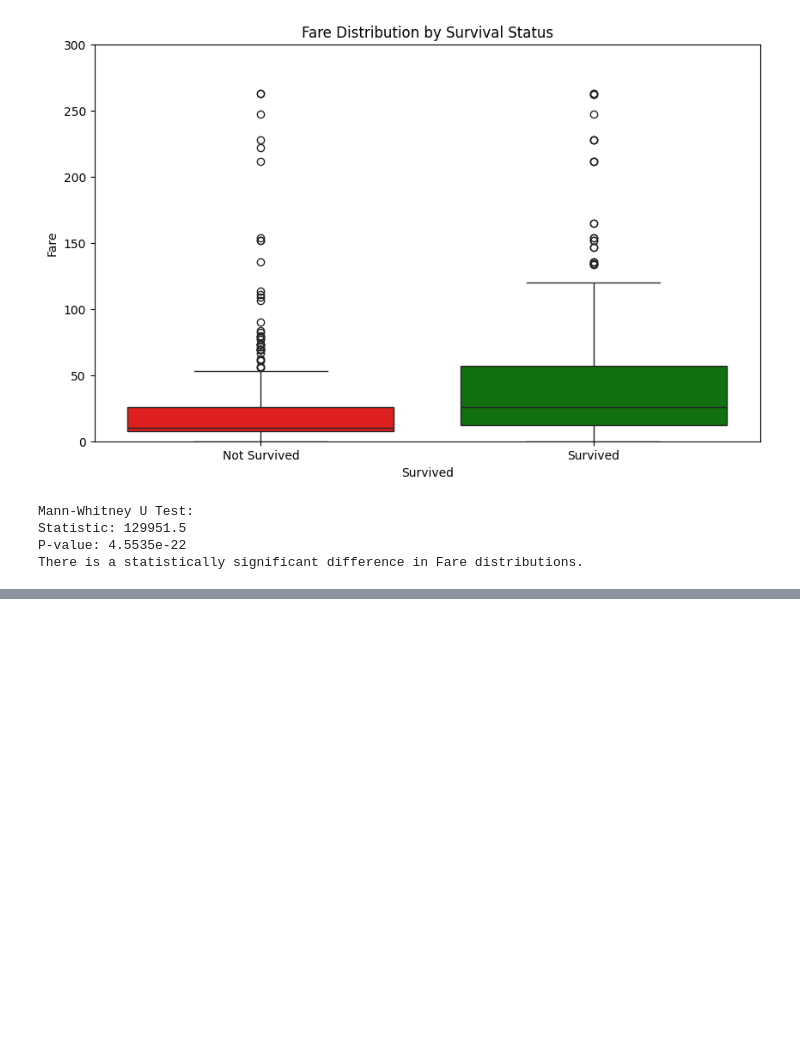
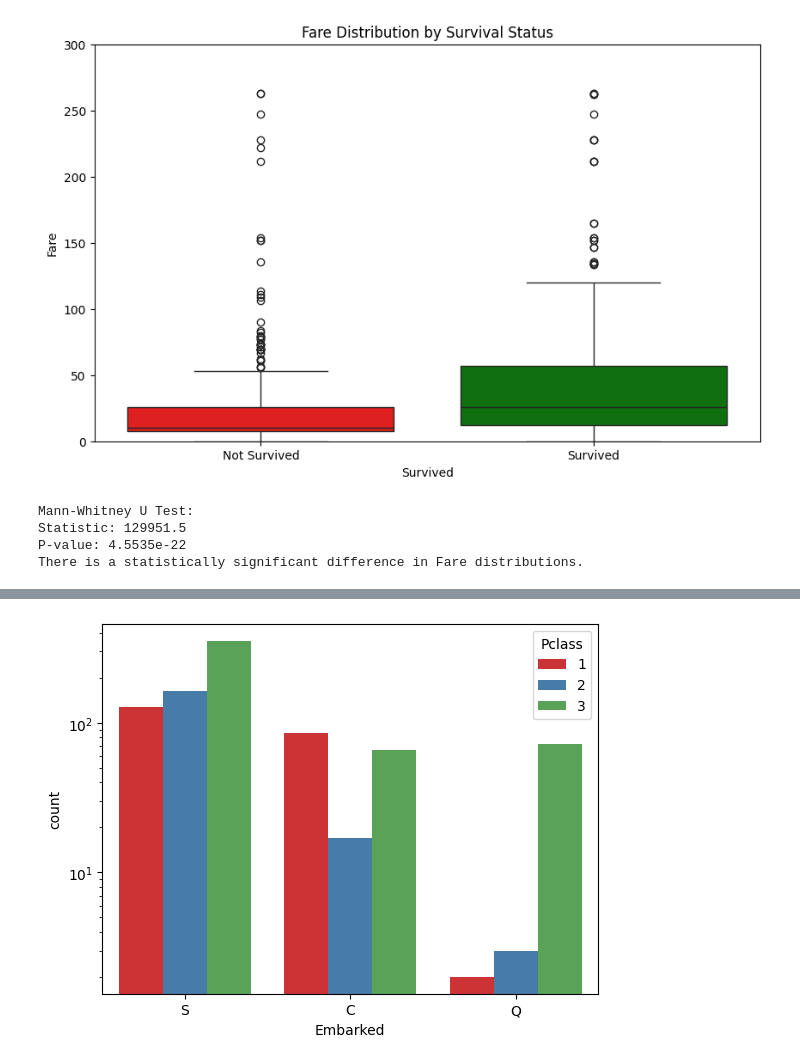
Before and after one commit to espoma/titanic-app, a Jupyter notebook: notebooks/eda.ipynb, the cells around one changed output, grey strips where cells are left out. Drawn from its saved outputs; the diff is of its cells as text; code cells hidden in the pictures; blank space fills up the shorter version.

```diff
--- a/notebooks/eda.ipynb
+++ b/notebooks/eda.ipynb
@@ -216,0 +251,11 @@ There is a statistically significant difference in Fare distributions.
+# %%
+sns.countplot(
+    data=df_cleaned,
+    x="Embarked",
+    hue="Pclass",
+    palette='Set1'
+)
+plt.yscale("log")
+plt.show()
+# %% [output]
+[figure, added]
```
Also changed, not shown: parts of 33 cells of this notebook.
